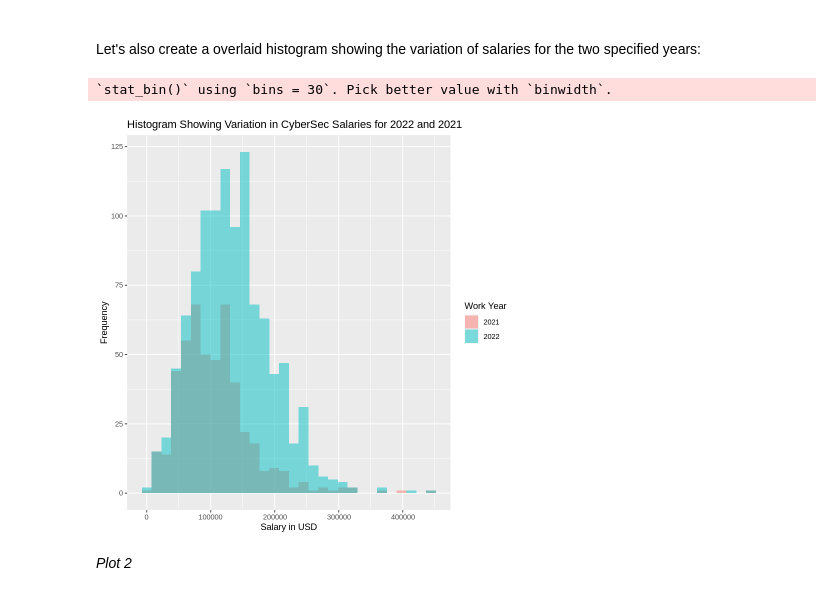
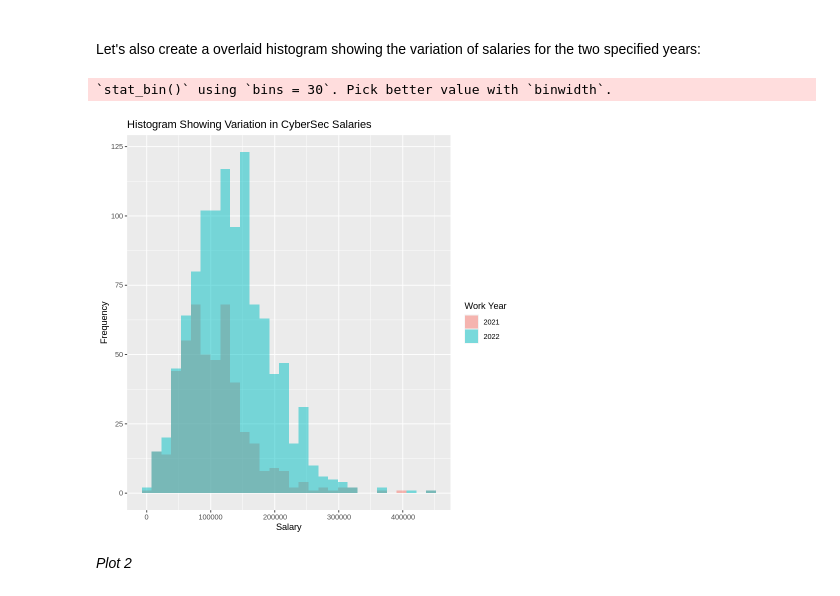
Before and after one commit to joelbonnie/CyberSecSalaryInference, a Jupyter notebook: finalReport.ipynb, the cells around one changed output. Saved outputs shown, nothing was run; the diff lists cells and outputs as text; code cells hidden in the pictures.

Commit message:
Made edits to histogram

```diff
--- a/finalReport.ipynb
+++ b/finalReport.ipynb
@@ -134,17 +134,17 @@ The boxplot shows that the average annual salary is greater in 2022 and in 2021,
 # %%
 # creating the histogram with an alpha value of 0.5 and filling by the work year
 salaryHistogram <- money_relevant %>%
     ggplot()+
     geom_histogram(aes(x = salary_in_usd,fill = work_year),
                    alpha = 0.5, position = "identity") +
-    labs(x = 'Salary in USD', y = 'Frequency', fill = 'Work Year') +
-    ggtitle('Histogram Showing Variation in CyberSec Salaries for 2022 and 2021')
+    labs(x = "Salary", y = "Frequency", fill = "Work Year") +
+    ggtitle("Histogram Showing Variation in CyberSec Salaries")
 
 
 salaryHistogram
 # %% [output]
 `stat_bin()` using `bins = 30`. Pick better value with `binwidth`.
-[figure, old version]
+[figure, new version]
 # %% [markdown]
 *Plot 2*
 # %% [markdown]
```
Also changed, not shown: parts of 1 cell of this notebook.
